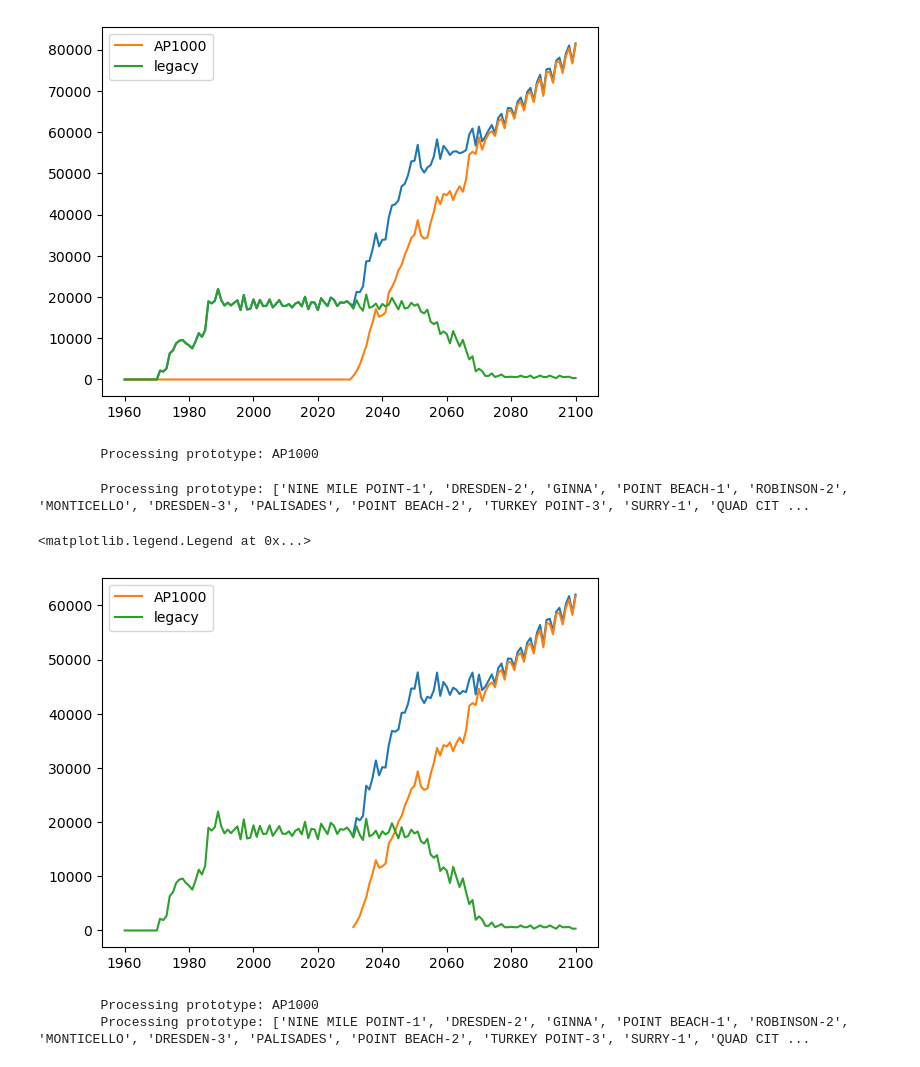
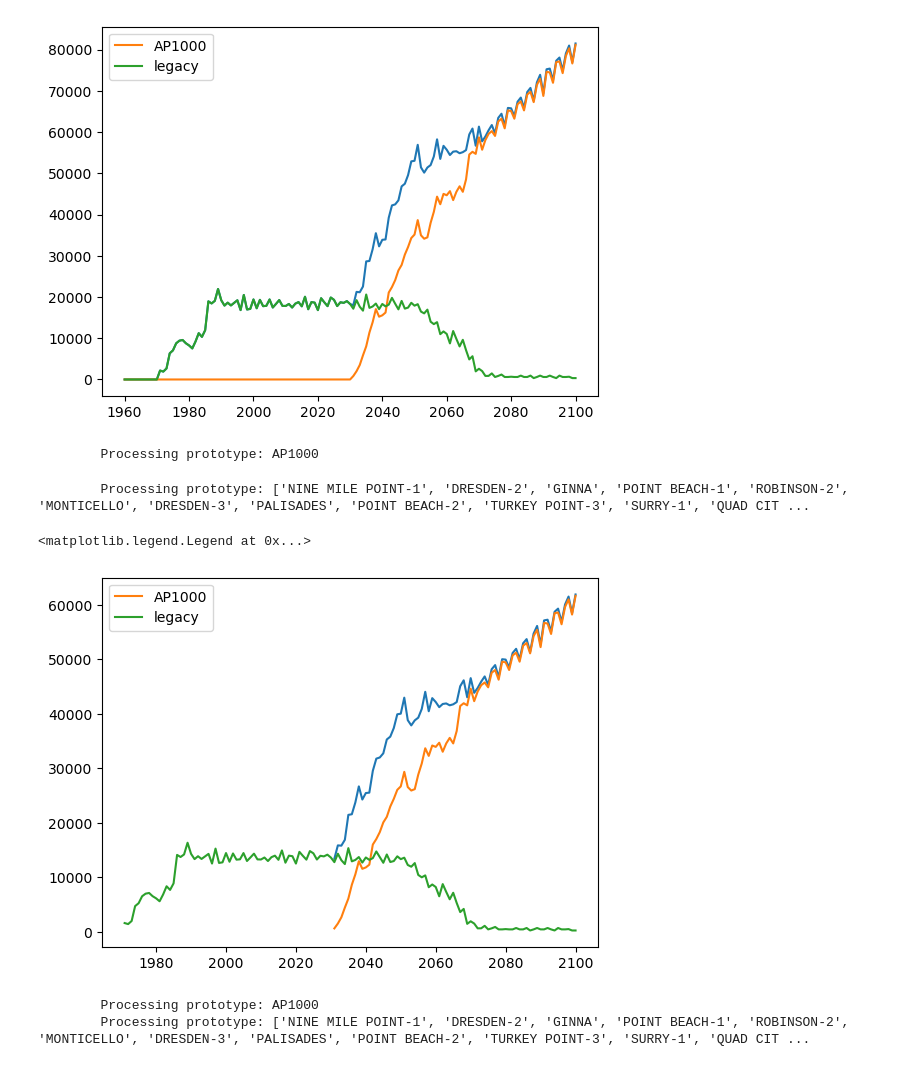
Before and after one commit to watts-dev/watts, a Jupyter notebook: examples/cyclus/analysis.ipynb, the cells around one changed output. Drawn from its saved outputs; the diff is of its cells as text; code cells hidden in the pictures.

```diff
--- a/examples/cyclus/analysis.ipynb
+++ b/examples/cyclus/analysis.ipynb
@@ -18,52 +35,48 @@ legacy_protos = [q for q in obj.reactors.values() if q not in named_reactors]
 # %%
 import numpy as np
-natu_dict = {}
+which = 'natu'
+data_dict[which] = {}
 for proto in named_reactors:
     if proto in reactors.values():
-        natu_dict[proto] = obj.obj.stock_fuel_natu(proto, 0.00711, 0.0025)
+        data_dict[which][proto] = obj.obj.stock_fuel_natu(proto, 0.00711, 0.0025)
 
-natu_dict['legacy'] = obj.obj.stock_fuel_natu(legacy_protos, 0.00711, 0.0025)
+data_dict[which]['legacy'] = obj.obj.stock_fuel_natu(legacy_protos, 0.00711, 0.0025)
 
-if 'VOYGR' in reactors.values():
-    natu_dict['VOYGR'] += natu_dict.pop('12VOYGR')
-if 'XE100' in reactors.values():
-    natu_dict['XE100'] += natu_dict.pop('4XE100')
+data_dict[which] = aggregate_smr(data_dict[which])
 # %% [output]
         Processing prototype: AP1000
         Processing prototype: ['NINE MILE POINT-1', 'DRESDEN-2', 'GINNA', 'POINT BEACH-1', 'ROBINSON-2', 'MONTICELLO', 'DRESDEN-3', 'PALISADES', 'POINT BEACH-2', 'TURKEY POINT-3', 'SURRY-1', 'QUAD CIT ...
 # %%
 import matplotlib.pyplot as plt
-plt.plot(obj.time_dict['years'][::12], sum(natu_dict.values())/1e3)
-for k,v in natu_dict.items():
+plt.plot(obj.time_dict['years'][::12], sum(data_dict[which].values())/1e3)
+for k,v in data_dict[which].items():
     plt.plot(obj.time_dict['years'][::12], v/1e3, label=k)
 plt.legend()
 # %% [output]
 <matplotlib.legend.Legend at 0x...>
 [figure]
-# %%
-import numpy as np
-swu_dict = {}
-for proto in named_reactors:
-    if proto in reactors.values():
-        swu_dict[proto] = obj.obj.stock_fuel_swu(proto, 0.00711, 0.0025)
-
-swu_dict['legacy'] = obj.obj.stock_fuel_natu(legacy_protos, 0.00711, 0.0025)
-
-if 'VOYGR' in reactors.values():
-    swu_dict['VOYGR'] += swu_dict.pop('12VOYGR')
-if 'XE100' in reactors.values():
-    swu_dict['XE100'] += swu_dict.pop('4XE100')
-# %% [output]
-        Processing prototype: AP1000
-        Processing prototype: ['NINE MILE POINT-1', 'DRESDEN-2', 'GINNA', 'POINT BEACH-1', 'ROBINSON-2', 'MONTICELLO', 'DRESDEN-3', 'PALISADES', 'POINT BEACH-2', 'TURKEY POINT-3', 'SURRY-1', 'QUAD CIT ...
+# %%
+import numpy as np
+which = 'swu'
+data_dict[which] = {}
+for proto in named_reactors:
+    if proto in reactors.values():
+        data_dict[which][proto] =  obj.obj.stock_fuel_swu(proto, 0.00711, 0.0025)
+
+data_dict[which]['legacy'] = obj.obj.stock_fuel_swu(legacy_protos, 0.00711, 0.0025)
+
+data_dict[which] = aggregate_smr(data_dict[which])
+# %% [output]
+        Processing prototype: AP1000
+        Processing prototype: ['NINE MILE POINT-1', 'DRESDEN-2', 'GINNA', 'POINT BEACH-1', 'ROBINSON-2', 'MONTICELLO', 'DRESDEN-3', 'PALISADES', 'POINT BEACH-2', 'TURKEY POINT-3', 'SURRY-1', 'QUAD CIT ...
 # %%
 import matplotlib.pyplot as plt
-plt.plot(obj.time_dict['years'][::12], sum(swu_dict.values())/1e3)
-for k,v in swu_dict.items():
+plt.plot(obj.time_dict['years'][::12], sum(data_dict[which].values())/1e3)
+for k,v in data_dict[which].items():
     plt.plot(obj.time_dict['years'][::12], v/1e3, label=k)
 plt.legend()
 # %% [output]
 <matplotlib.legend.Legend at 0x...>
-[figure, old version]
+[figure, new version]
 # %%
 # get fuel demand
```
Also changed, not shown: parts of 4 cells of this notebook.
